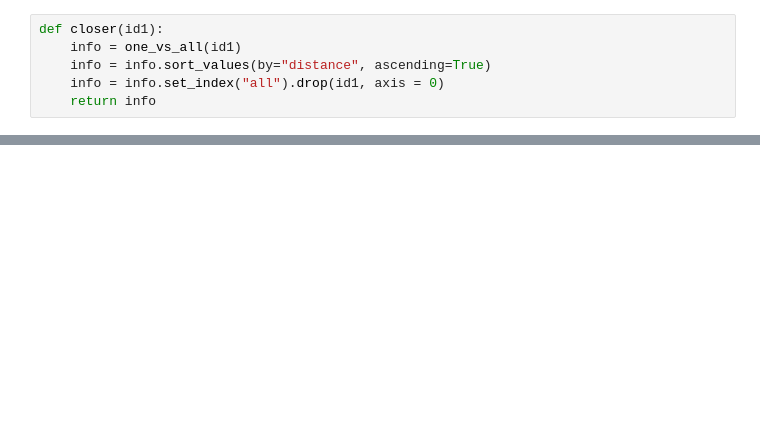
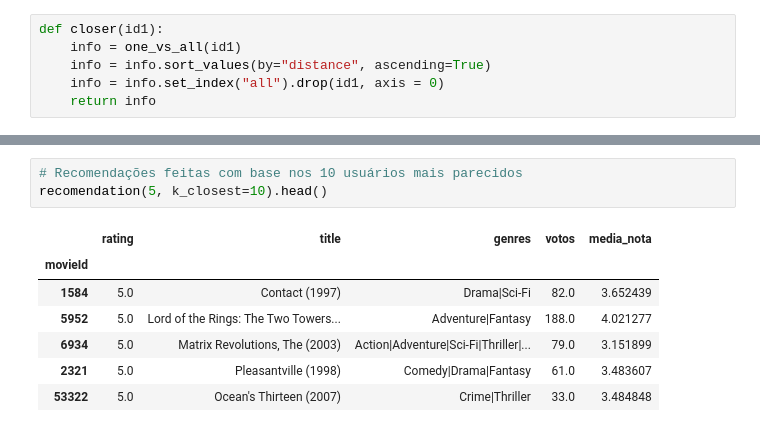
Before and after one commit to lucas-placido/Deploy-with-Docker, a Jupyter notebook: simple_RecSys.ipynb, the cells around one changed output, grey strips where cells are left out. Cells and saved outputs as stored; diff of their text form; blank space fills up the shorter version.

```diff
--- a/simple_RecSys.ipynb
+++ b/simple_RecSys.ipynb
@@ -407,0 +389,11 @@ recomendacao(movie_path, rating_path)
+# %%
+# Recomendações feitas com base nos 10 usuários mais parecidos
+recomendation(5, k_closest=10).head()
+# %% [output]
+|  | rating | title | genres | votos | media_nota |
+| movieId |  |  |  |  |  |
+| 1584 | 5.0 | Contact (1997) | Drama|Sci-Fi | 82.0 | 3.652439 |
+| 5952 | 5.0 | Lord of the Rings: The Two Towers... | Adventure|Fantasy | 188.0 | 4.021277 |
+| 6934 | 5.0 | Matrix Revolutions, The (2003) | Action|Adventure|Sci-Fi|Thriller|... | 79.0 | 3.151899 |
+| 2321 | 5.0 | Pleasantville (1998) | Comedy|Drama|Fantasy | 61.0 | 3.483607 |
+| 53322 | 5.0 | Ocean's Thirteen (2007) | Crime|Thriller | 33.0 | 3.484848 |
```
Also changed, not shown: parts of 44 cells of this notebook.
